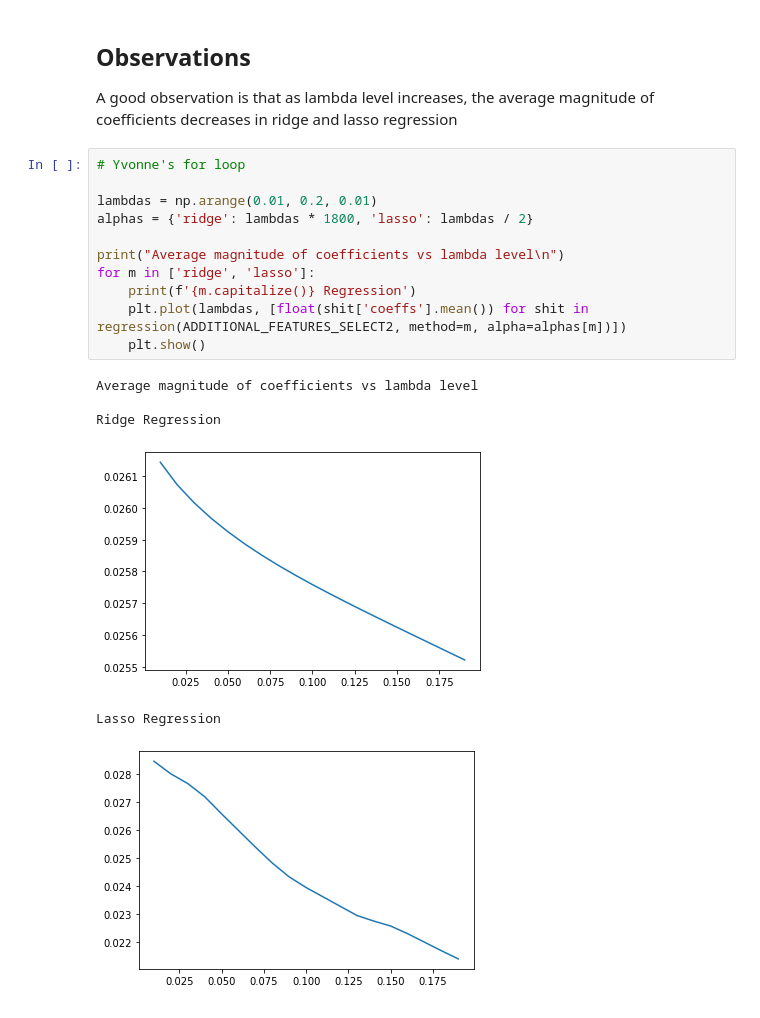
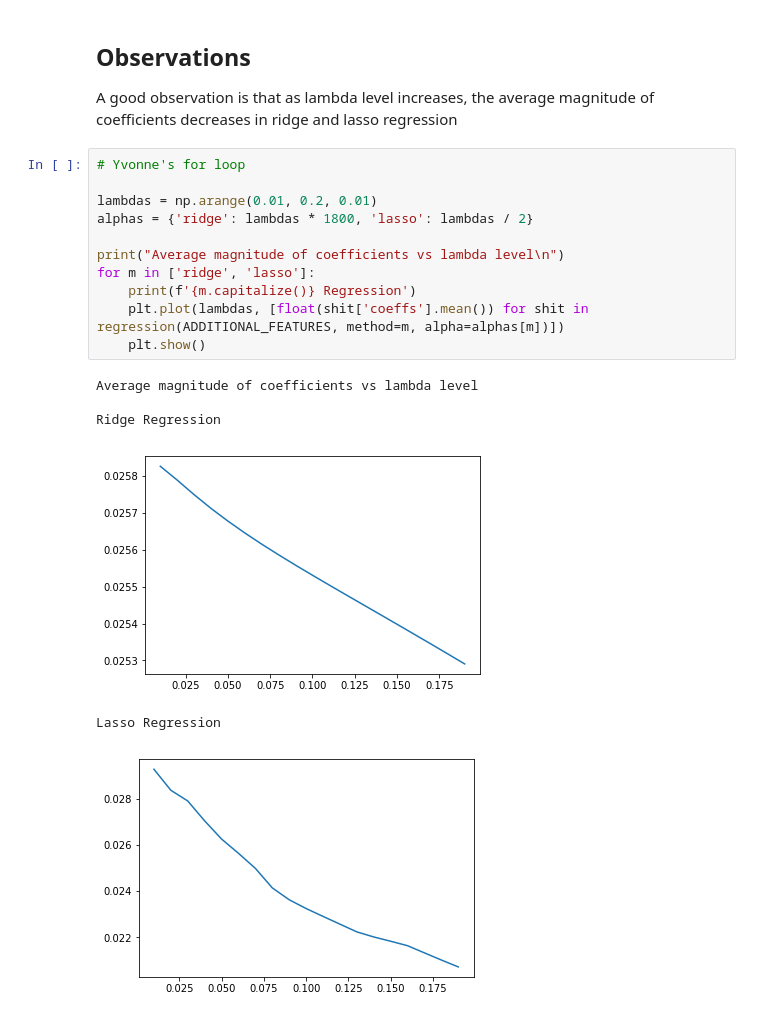
Before and after one commit to reeeno/iowa-housing-price, a Jupyter notebook: IHP.ipynb, the cells around one changed output. Drawn from its saved outputs; the diff is of its cells as text.

```diff
--- a/IHP.ipynb
+++ b/IHP.ipynb
@@ -678,18 +705,18 @@ A good observation is that as lambda level increases, the average magnitude of c
 # %%
 # Yvonne's for loop
 
 lambdas = np.arange(0.01, 0.2, 0.01)
 alphas = {'ridge': lambdas * 1800, 'lasso': lambdas / 2}
 
 print("Average magnitude of coefficients vs lambda level\n")
 for m in ['ridge', 'lasso']:
     print(f'{m.capitalize()} Regression')
-    plt.plot(lambdas, [float(shit['coeffs'].mean()) for shit in regression(ADDITIONAL_FEATURES_SELECT2, method=m, alpha=alphas[m])])
+    plt.plot(lambdas, [float(shit['coeffs'].mean()) for shit in regression(ADDITIONAL_FEATURES, method=m, alpha=alphas[m])])
     plt.show()
 # %% [output]
 Average magnitude of coefficients vs lambda level
 
 Ridge Regression
-[figure, old version]
+[figure, new version]
 Lasso Regression
-[figure, old version]
+[figure, new version]
```
Also changed, not shown: parts of 11 cells of this notebook.
